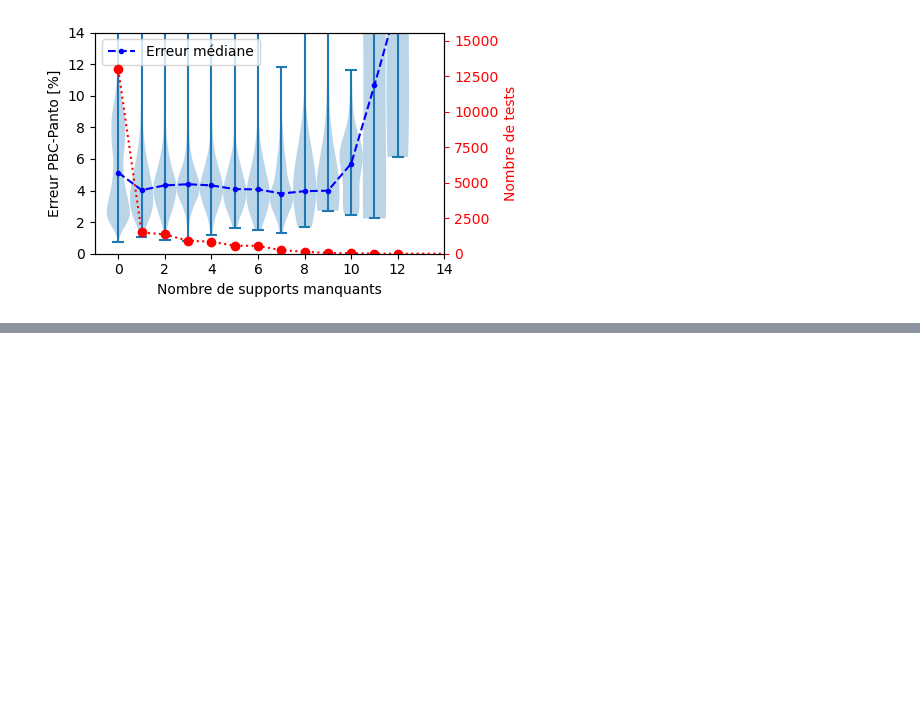
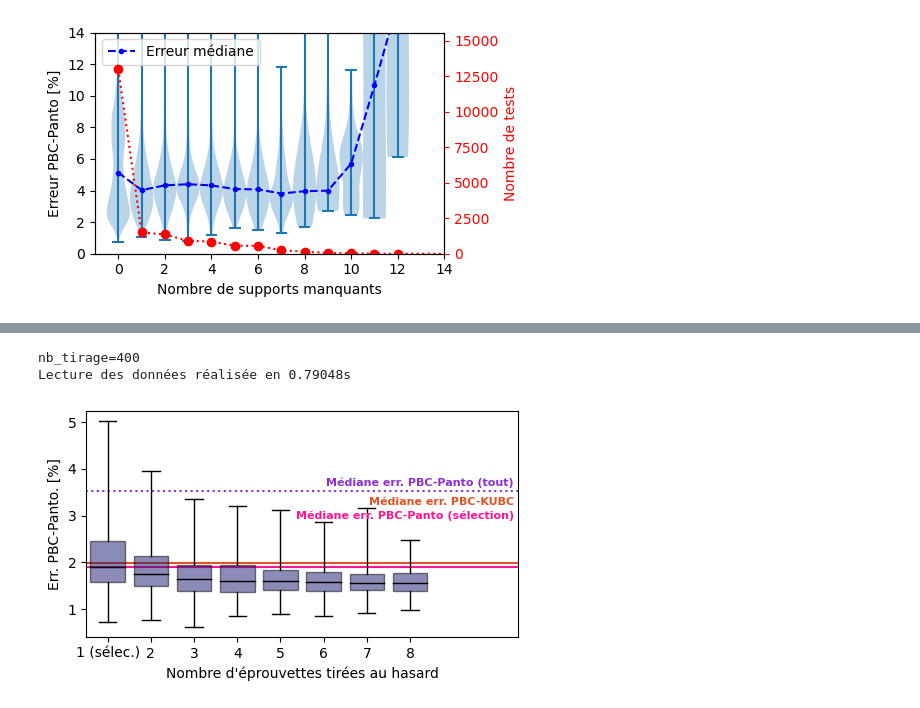
Before and after one commit to h06e/abakubc, a Jupyter notebook: utilities/full_study.ipynb, the cells around one changed output, grey strips where cells are left out. Saved outputs shown, nothing was run; the diff lists cells and outputs as text; code cells hidden in the pictures; blank space fills up the shorter version.

```diff
--- a/utilities/full_study.ipynb
+++ b/utilities/full_study.ipynb
@@ -685,0 +785,76 @@ Lecture des données réalisée en 0.22328s
+# %%
+from random import randint
+
+data_set={}
+err_PBC_Panto=[]
+err_PBC_KUBC=[]
+for test_id, test in last_tests_dict.items():
+    if 'honey' in test_id:
+        data_set|={test_id: test}
+        err_PBC_Panto.append(get_error_custom(np.array(test.K_plane_stress_PBC),get_sym_part(test.K_panto_dic)))
+        err_PBC_KUBC.append(test.get_error((0,1)))
+
+err_list=[]
+nb_par_tirage=range(1,9)
+nb_tirage = len(list(data_set.keys()))
+print(f'{nb_tirage=}')
+
+for group in nb_par_tirage:
+    err_list.append([])
+    if group==1: # Cas particulier ou on tire qu'une éprouvette
+        for test_id, test in data_set.items():
+            err_list[-1].append(get_error_custom(np.array(test.K_plane_stress_PBC), get_sym_part(test.K_panto_dic)))
+    else:
+        for tirage in range(nb_tirage):
+            k_sum=np.zeros((3,3))
+            angles_picked=[]
+            for i in range(group):
+                flag=False
+                while flag == False:
+                    a=randint(0,len(list(data_set.keys()))-1)
+                    key=list(data_set.keys())[a]
+                    if key.split('_')[2] not in angles_picked:
+                        angles_picked.append(key.split('_')[2])
+                        flag=True
+
+                k_sum += get_sym_part(data_set[key].K_panto_dic)
+            k_mean=k_sum/group
+            err_list[-1].append(get_error_custom(np.array(data_set[key].K_plane_stress_PBC), k_mean))
+
+# - - - -
+data_honey=get_bulk_data(read_data_from_database(['campagne_honey']))
+err_PBC_Panto_full_data=[]
+for test_id, test in data_honey.items():
+    err_PBC_Panto_full_data.append(test.get_error((0,3)))
+
+
+# - - - -
+
+plt.figure(figsize=(5, 3))
+bp=plt.boxplot(err_list, patch_artist=True, whis=(0, 100), medianprops={
+            'color': 'k'}, boxprops={'facecolor':colors[0], 'alpha':0.5},widths=0.8)
+
+plt.xticks(range(1,len(nb_par_tirage)+1),['1 (sélec.)']+[str(i) for i in nb_par_tirage if i!=1])
+plt.xlim((0.5,10.5))
+
+# yles=':',label='Médiane err. PBC-Panto (tout)')
+# ',label='Médiane err. PBC-Panto (sélection)')
+# label='Médiane err. PBC-KUBC')
+
+plt.hlines(np.quantile(np.array(err_PBC_Panto_full_data),0.5), -10,20,colors='#8b30d1', linestyles=':')
+plt.hlines(np.quantile(np.array(err_PBC_Panto),0.5), -10,20,colors='deeppink', linestyles='-')
+plt.hlines(np.quantile(np.array(err_PBC_KUBC),0.5), -10,20,colors='#de5523', linestyles='-')
+
+plt.text(10.4,3.7,'Médiane err. PBC-Panto (tout)',va="center", ha="right", color='#8b30d1',size=8,fontweight='bold')
+plt.text(10.4,3.3,'Médiane err. PBC-KUBC',va="center", ha="right", color='#de5523',size=8,fontweight='bold')
+plt.text(10.4,3.0,'Médiane err. PBC-Panto (sélection)',va="center", ha="right", color='deeppink',size=8,fontweight='bold')
+
+plt.xlabel('Nombre d\'éprouvettes tirées au hasard')
+plt.ylabel('Err. PBC-Panto. [%]')
+# plt.legend()
+plt.tight_layout()
+plt.savefig('images/nb_eprouvette.pdf')
+# %% [output]
+nb_tirage=400
+Lecture des données réalisée en 0.79048s
+[figure, added]
```
Also changed, not shown: parts of 7 cells of this notebook, 50 other files.
